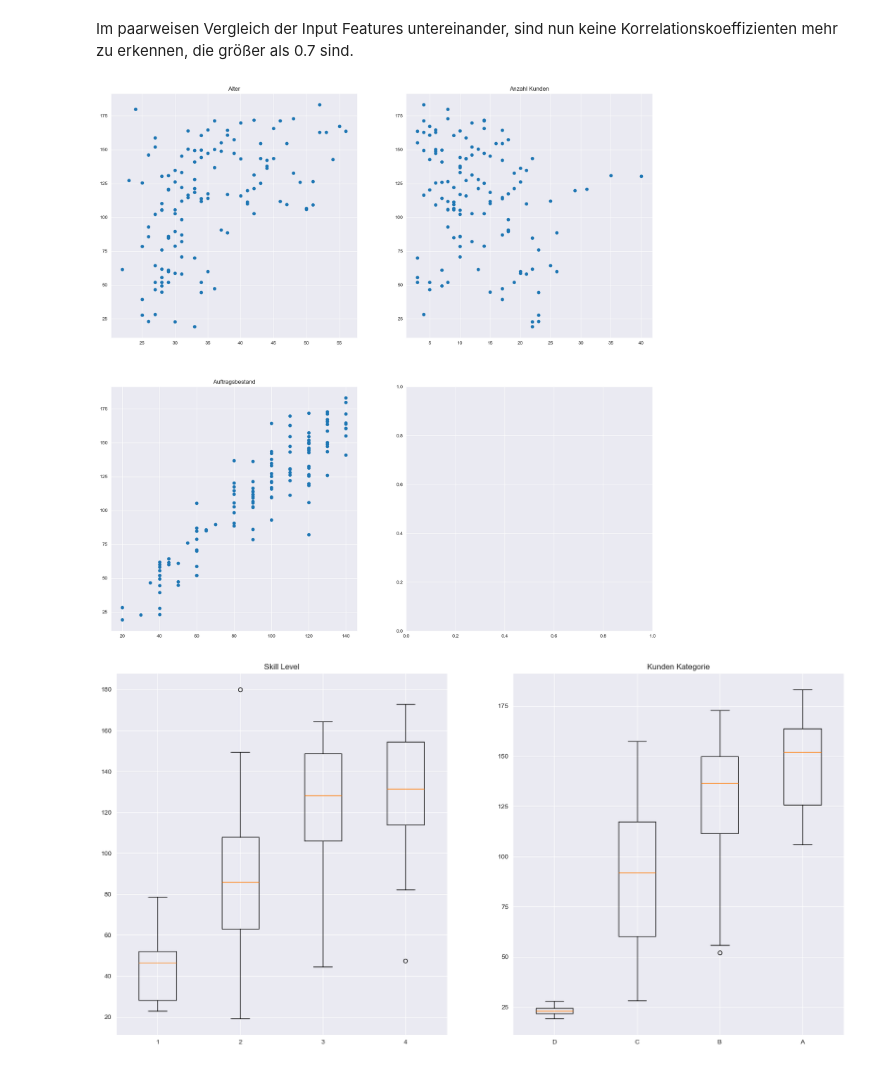
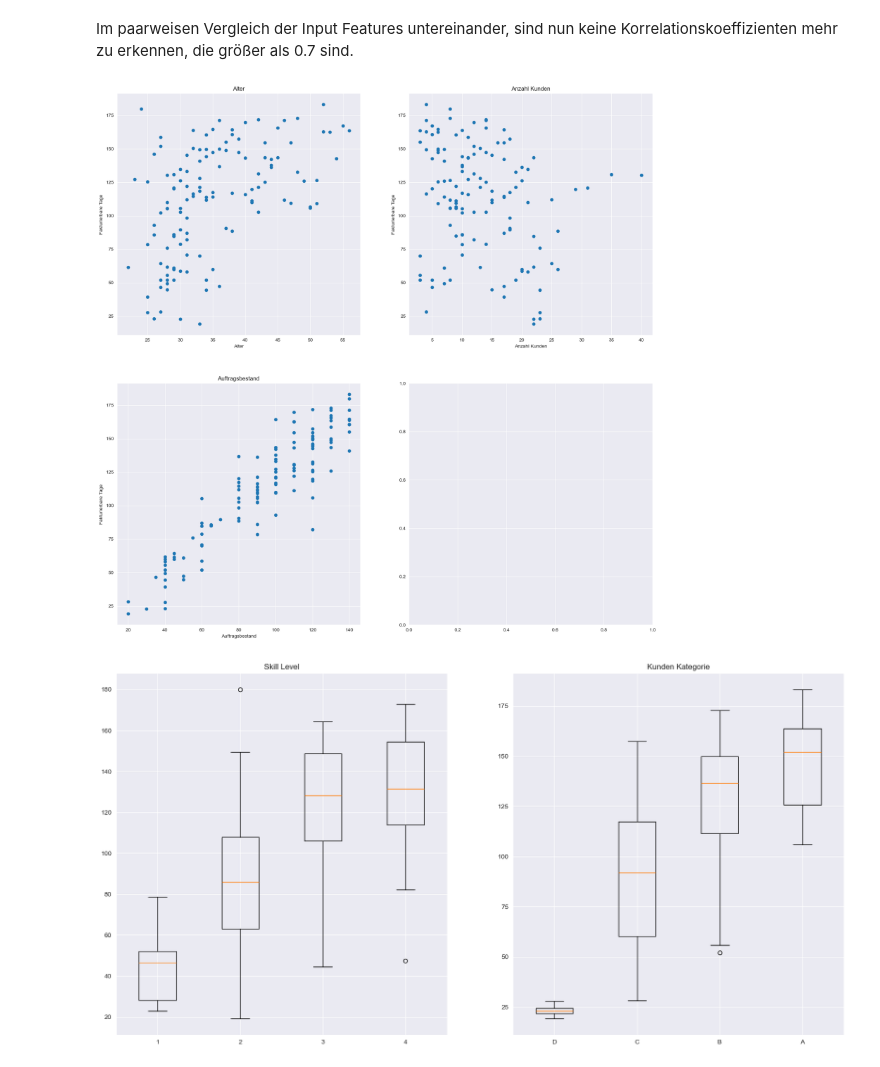
Before and after one commit to bauersebastian/pa_data_science_vawi, a Jupyter notebook: pa_ds_vawi.ipynb, the cells around one changed output. Drawn from its saved outputs; the diff is of its cells as text; code cells hidden in the pictures.

```diff
--- a/pa_ds_vawi.ipynb
+++ b/pa_ds_vawi.ipynb
@@ -402,20 +405,27 @@ Im paarweisen Vergleich der Input Features untereinander, sind nun keine Korrela
 # %%
 # Erstelle Scatter Plots für die numerischen Input Features
 # Scatter Plot für 'Alter', 'Anzahl Kunden', 'Fehltage' and 'Auftragsbestand'
 fig, axs = plt.subplots(2, 2, figsize=(20, 20))
 # scatter plot for 'Alter'
 axs[0, 0].scatter(X['Alter'], y)
 axs[0, 0].set_title('Alter')
+axs[0, 0].set_xlabel('Alter')
+axs[0, 0].set_ylabel('Fakturierbare Tage')
 # scatter plot for 'Anzahl Kunden'
 axs[0, 1].scatter(X['Anzahl Kunden'], y)
 axs[0, 1].set_title('Anzahl Kunden')
+axs[0, 1].set_xlabel('Anzahl Kunden')
+axs[0, 1].set_ylabel('Fakturierbare Tage')
 # scatter plot for 'Auftragsbestand'
 axs[1, 0].scatter(X['Auftragsbestand'], y)
 axs[1, 0].set_title('Auftragsbestand')
+axs[1, 0].set_xlabel('Auftragsbestand')
+axs[1, 0].set_ylabel('Fakturierbare Tage')
+
 
 plt.show()
 # %% [output]
-[figure, old version]
+[figure, new version]
 # %%
 # Boxplots für die kategorischen ordinalen Input Features
 # Boxplot für 'Skill Level', 'Kunden Kategorie'
```
Also changed, not shown: parts of 1 cell of this notebook.
